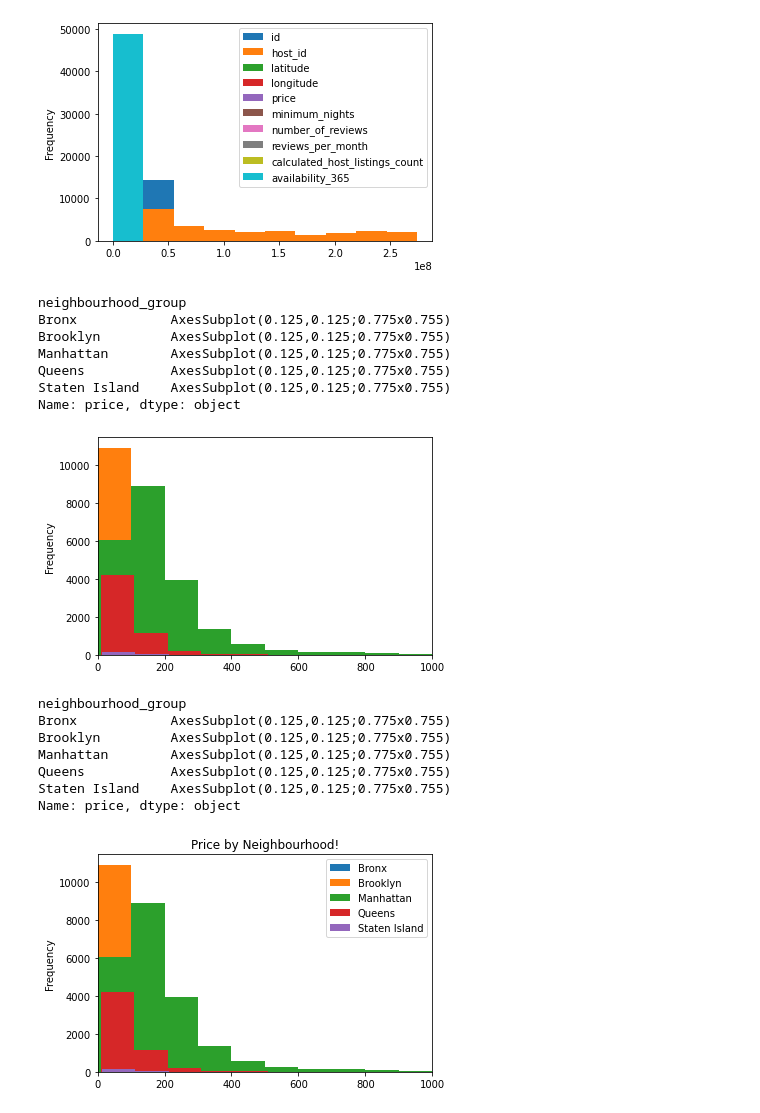
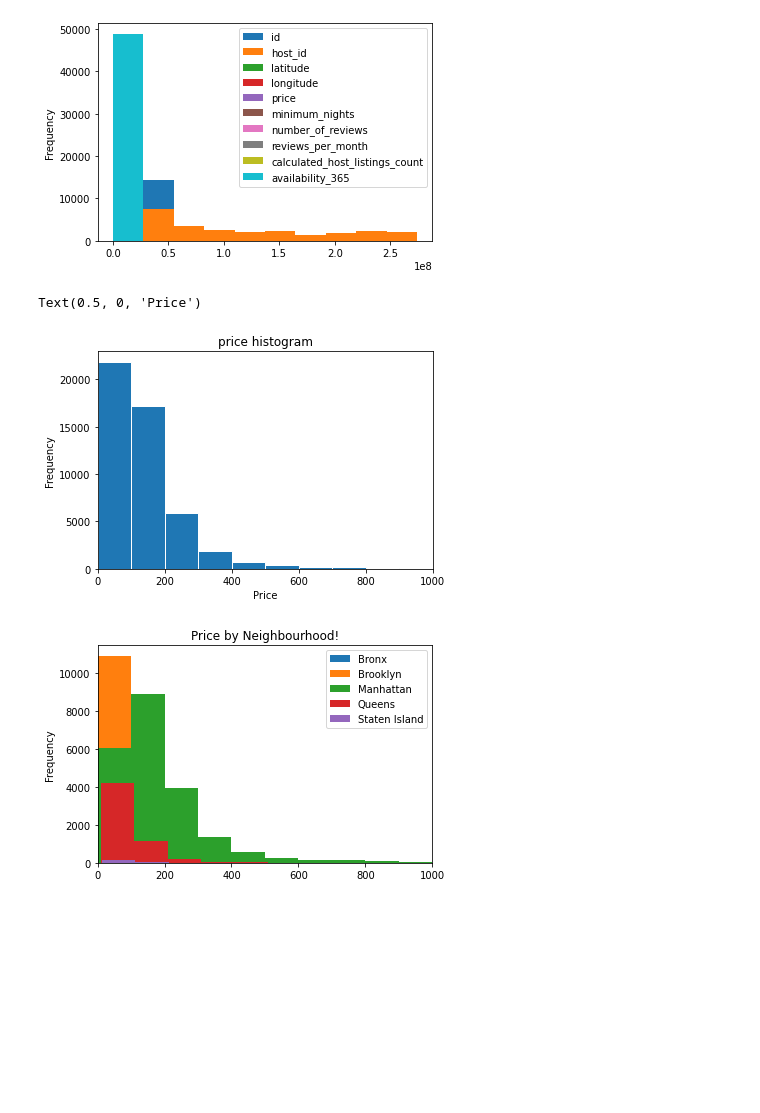
Before and after one commit to Saujanyapokhrel/Data-Processing-Visualization, a Jupyter notebook: Quiz25.ipynb, the cells around one changed output. Saved outputs shown, nothing was run; the diff lists cells and outputs as text; code cells hidden in the pictures; blank space fills up the shorter version.

```diff
--- a/Quiz25.ipynb
+++ b/Quiz25.ipynb
@@ -9,25 +9,13 @@ df.plot.hist()
 # %% [output]
 <matplotlib.axes._subplots.AxesSubplot at 0x...>
 [figure]
+# %%
+plt=df.price.plot.hist(alpha = 1,title = "price histogram", bins=100, xlim=[0,1000], edgecolor='#ffffff')
+plt.set_xlabel("Price")
+# %% [output]
+Text(0.5, 0, 'Price')
+[figure, added]
 # %%
-df.groupby('neighbourhood_group').price.plot.hist(alpha = 1, bins=100, xlim=[0,1000])
+plt1=df.groupby('neighbourhood_group').price.plot.hist(alpha = 1, title = "Price by Neighbourhood!", bins=100, xlim=[0, 1000], legend =True)
 # %% [output]
-neighbourhood_group
-Bronx            AxesSubplot(0.125,0.125;0.775x0.755)
-Brooklyn         AxesSubplot(0.125,0.125;0.775x0.755)
-Manhattan        AxesSubplot(0.125,0.125;0.775x0.755)
-Queens           AxesSubplot(0.125,0.125;0.775x0.755)
-Staten Island    AxesSubplot(0.125,0.125;0.775x0.755)
-Name: price, dtype: object
-[figure, old version]
+[figure, new version]
-# %%
-df.groupby('neighbourhood_group').price.plot.hist(alpha = 1, title = "Price by Neighbourhood!", bins=100, xlim=[0, 1000], legend =True)
-# %% [output]
-neighbourhood_group
-Bronx            AxesSubplot(0.125,0.125;0.775x0.755)
-Brooklyn         AxesSubplot(0.125,0.125;0.775x0.755)
-Manhattan        AxesSubplot(0.125,0.125;0.775x0.755)
-Queens           AxesSubplot(0.125,0.125;0.775x0.755)
-Staten Island    AxesSubplot(0.125,0.125;0.775x0.755)
-Name: price, dtype: object
-[figure, removed]
```
